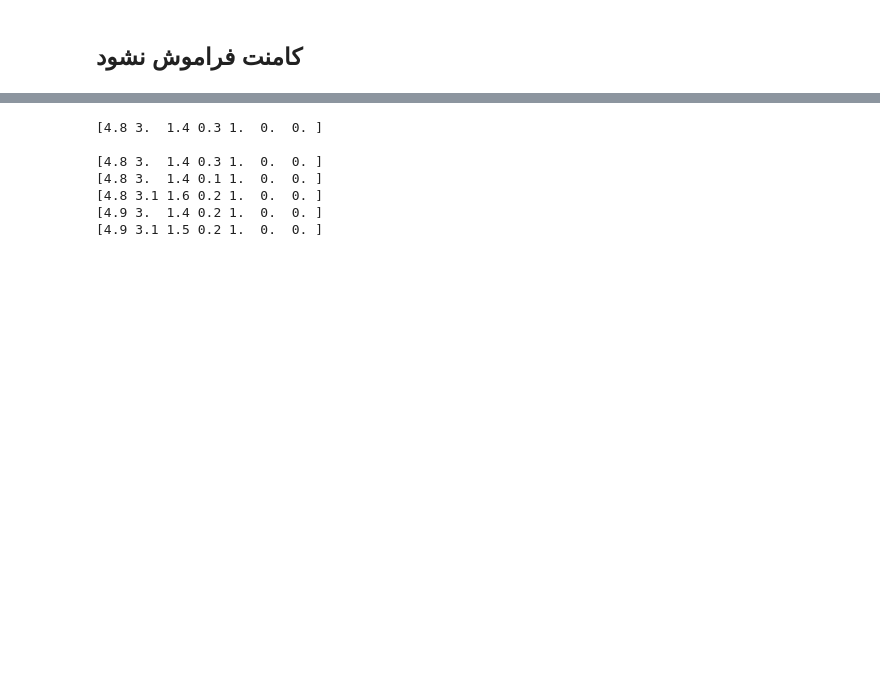
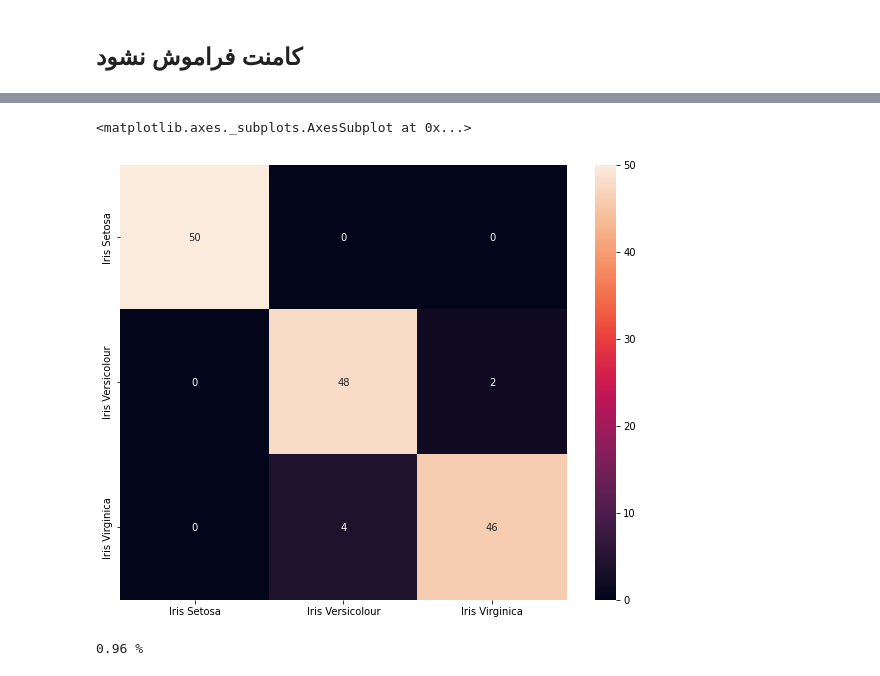
Before and after one commit to farhadhsn8/MLP, a Jupyter notebook: implementation_KNN.ipynb, the cells around one changed output, grey strips where cells are left out. Saved outputs shown, nothing was run; the diff lists cells and outputs as text; code cells hidden in the pictures; blank space fills up the shorter version.

```diff
--- a/implementation_KNN.ipynb
+++ b/implementation_KNN.ipynb
@@ -28,23 +48,45 @@ class KNN:
     self.typeOfDistance = typeOfDistance
     self.queryData = queryData
 
+
   def predictClassOfQueryData(self):
-    KNN = np.ones((2,self.K)) * math.inf
+    KNN = np.ones((3,self.K)) * math.inf
     for i in range(self.features.shape[0]):
       self.updateKNN(KNN , self.features[i] ,i)
-    return KNN
+    return {'distances':KNN[0] ,'indexInDataset':KNN[1],'classes':KNN[2], 'popular class':self.findClass(KNN[2])}
+
+
+  def findClass(self,classOfNN):
+    counts = np.bincount(classOfNN.astype(int))
+    return np.argmax(counts)
+
+
+
 
 
   def updateKNN(self , KNN , row , indexOfRow):
     indexOfMaxDistance = np.argmax(KNN[0])
     distance = self.computeDistance(row)
     if distance < KNN[0,indexOfMaxDistance] :
-      KNN.T[indexOfMaxDistance] = distance , indexOfRow
+      KNN.T[indexOfMaxDistance] = distance , indexOfRow , self.targets[indexOfRow]
 
   def computeDistance(self , row):
     if (self.typeOfDistance == 0 ):
       return distance.euclidean(row,self.queryData)
     if (self.typeOfDistance == 1):
-      return distance.cdist(row,self.queryData, metric='cityblock')
+      return distance.cdist([row],[self.queryData], metric='cityblock')[0,0]
     if (self.typeOfDistance == 2):
       return distance.cosine(row,self.queryData )
+
+
+
+
+
+
+def leave_one_out_cross_validation_for_KNN( features , targets , K , distanceType):
+  y_pred=[]
+  for i in range(features.shape[0]):
+    model = KNN(features[np.arange(len(features))!=i],targets[np.arange(len(targets))!=i],features[i] ,K , distanceType )
+    a = model.predictClassOfQueryData()
+    y_pred.append(a['popular class'])
+  return y_pred
@@ -69,15 +119,0 @@ array([[8.06225775, 4.        , 0.        ],
-# %%
-model = KNN(dataset[:,0:4], dataset[:,4:7],dataset[0,0:4] ,5 )
-a = model.predictClassOfQueryData()
-
-print(dataset[0,:] , "\n")
-for i in a.T:
-  print(dataset[int(i[1]),:])
-# %% [output]
-[4.8 3.  1.4 0.3 1.  0.  0. ]
-
-[4.8 3.  1.4 0.3 1.  0.  0. ]
-[4.8 3.  1.4 0.1 1.  0.  0. ]
-[4.8 3.1 1.6 0.2 1.  0.  0. ]
-[4.9 3.  1.4 0.2 1.  0.  0. ]
-[4.9 3.1 1.5 0.2 1.  0.  0. ]
@@ -85,0 +120,21 @@ sns.pairplot(pd.DataFrame(dataset[:,0:3],columns = ['Column_A','Column_B','Colum
+# %%
+y_pred = leave_one_out_cross_validation_for_KNN(dataset[:,0:4], dataset[:,4],K=1,distanceType=2 )
+# %%
+ from sklearn.metrics import confusion_matrix
+y_true = dataset[:,4].T
+cm = confusion_matrix(y_true, y_pred)
+# %%
+df_cm = pd.DataFrame(cm,['Iris Setosa','Iris Versicolour','Iris Virginica'],['Iris Setosa','Iris Versicolour','Iris Virginica'])
+plt.figure(figsize = (10,8))
+sns.heatmap(df_cm, annot=True)
+# %% [output]
+<matplotlib.axes._subplots.AxesSubplot at 0x...>
+[figure, added]
+# %%
+true = np.diag(cm)
+
+accuricy = np.sum(true)/np.sum(cm)
+
+print(str(accuricy)+' % ')
+# %% [output]
+0.96 %
```
Also changed, not shown: parts of 9 cells of this notebook.
